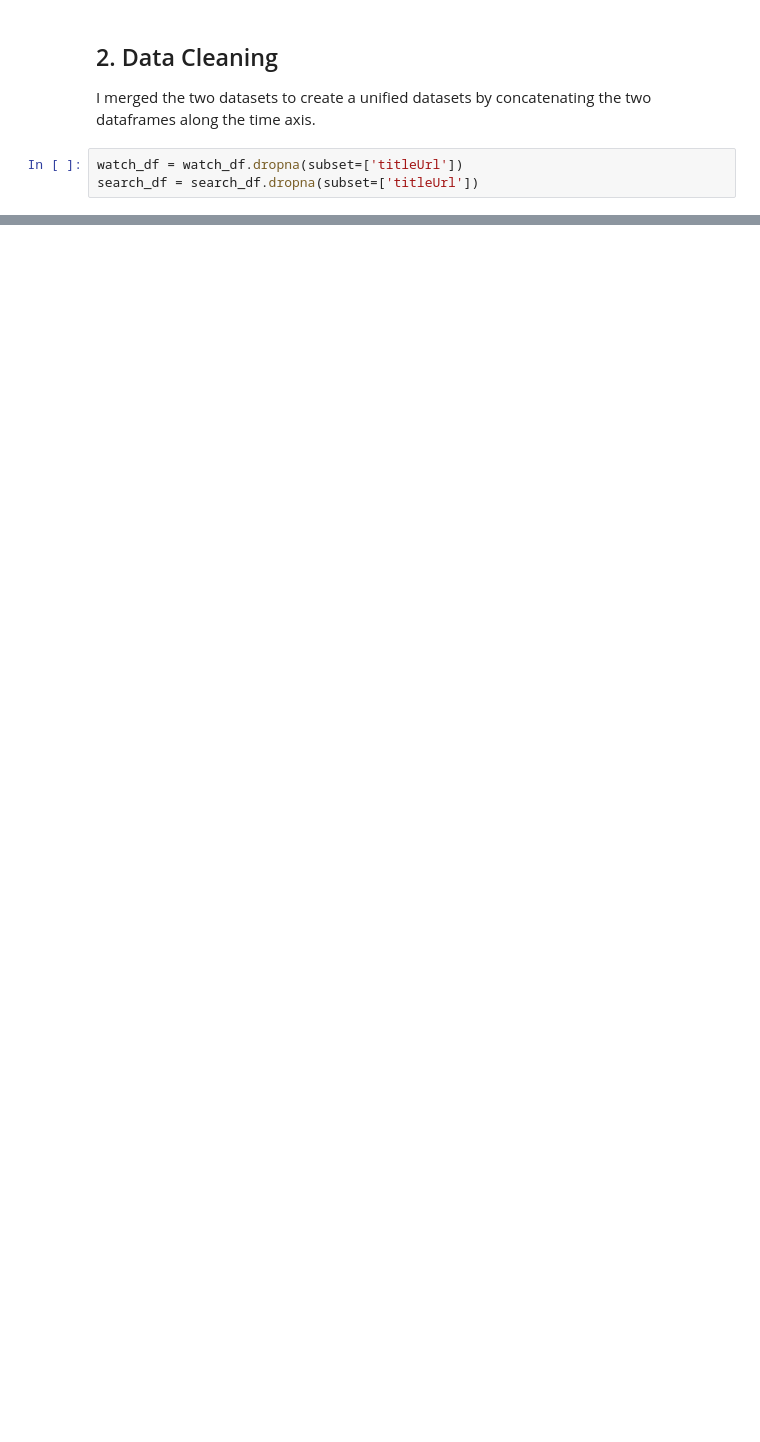
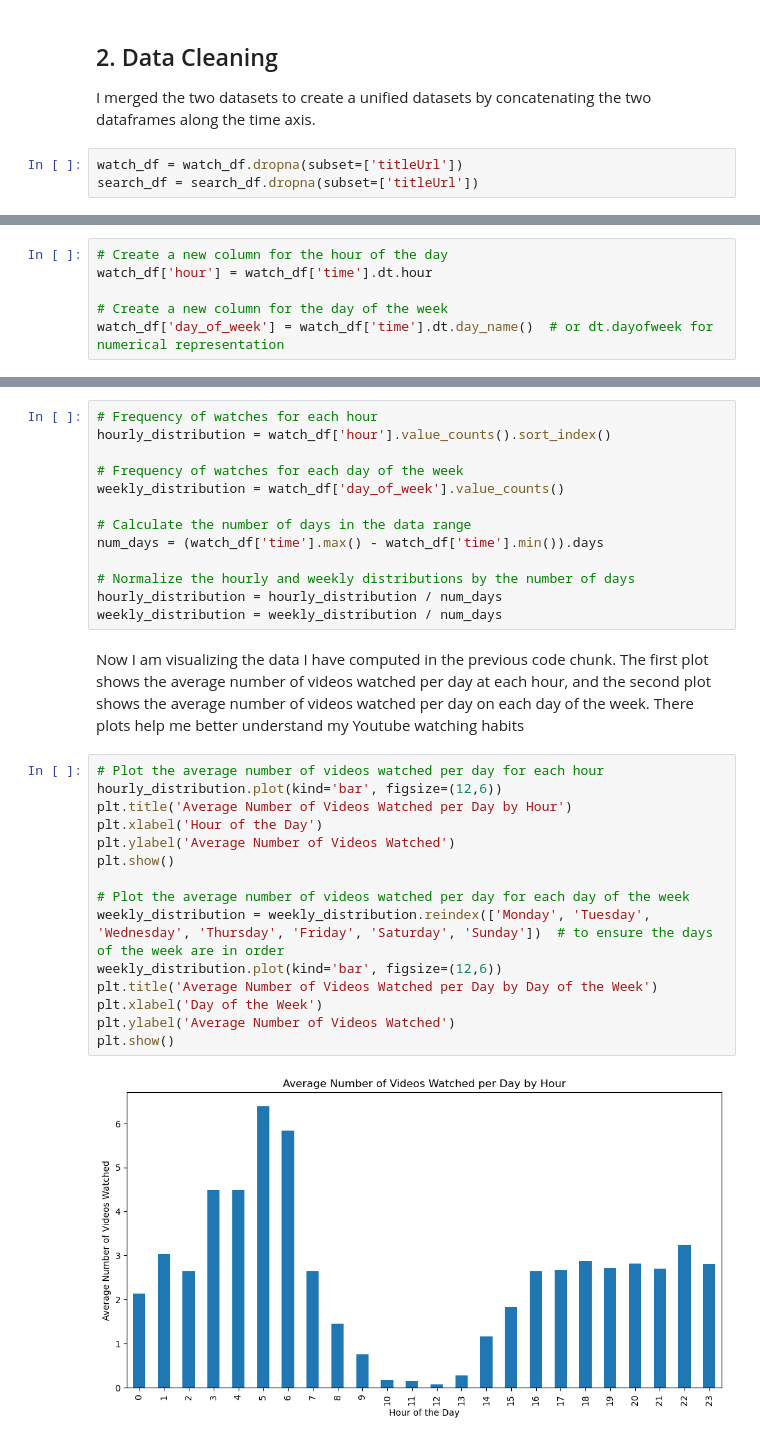
Before and after one commit to haochenmiao/Portfolio, a Jupyter notebook: Data Analyst Portfolio/Data Analysis/Youtube history analysis/analysis.ipynb, the cells around one changed output, grey strips where cells are left out. Drawn from its saved outputs; the diff is of its cells as text; blank space fills up the shorter version.

```diff
--- a/Data Analyst Portfolio/Data Analysis/Youtube history analysis/analysis.ipynb
+++ b/Data Analyst Portfolio/Data Analysis/Youtube history analysis/analysis.ipynb
@@ -279,0 +292,6 @@ dtype: int64
+# %%
+# Create a new column for the hour of the day
+watch_df['hour'] = watch_df['time'].dt.hour
+
+# Create a new column for the day of the week
+watch_df['day_of_week'] = watch_df['time'].dt.day_name()  # or dt.dayofweek for numerical representation
@@ -279,0 +300,32 @@ dtype: int64
+# %%
+# Frequency of watches for each hour
+hourly_distribution = watch_df['hour'].value_counts().sort_index()
+
+# Frequency of watches for each day of the week
+weekly_distribution = watch_df['day_of_week'].value_counts()
+
+# Calculate the number of days in the data range
+num_days = (watch_df['time'].max() - watch_df['time'].min()).days
+
+# Normalize the hourly and weekly distributions by the number of days
+hourly_distribution = hourly_distribution / num_days
+weekly_distribution = weekly_distribution / num_days
+# %% [markdown]
+Now I am visualizing the data I have computed in the previous code chunk. The first plot shows the average number of videos watched per day at each hour, and the second plot shows the average number of videos watched per day on each day of the week. There plots help me better understand my Youtube watching habits
+# %%
+# Plot the average number of videos watched per day for each hour
+hourly_distribution.plot(kind='bar', figsize=(12,6))
+plt.title('Average Number of Videos Watched per Day by Hour')
+plt.xlabel('Hour of the Day')
+plt.ylabel('Average Number of Videos Watched')
+plt.show()
+
+# Plot the average number of videos watched per day for each day of the week
+weekly_distribution = weekly_distribution.reindex(['Monday', 'Tuesday', 'Wednesday', 'Thursday', 'Friday', 'Saturday', 'Sunday'])  # to ensure the days of the week are in order
+weekly_distribution.plot(kind='bar', figsize=(12,6))
+plt.title('Average Number of Videos Watched per Day by Day of the Week')
+plt.xlabel('Day of the Week')
+plt.ylabel('Average Number of Videos Watched')
+plt.show()
+# %% [output]
+[figure, added]
```
Also changed, not shown: parts of 26 cells of this notebook, 2 other files.
